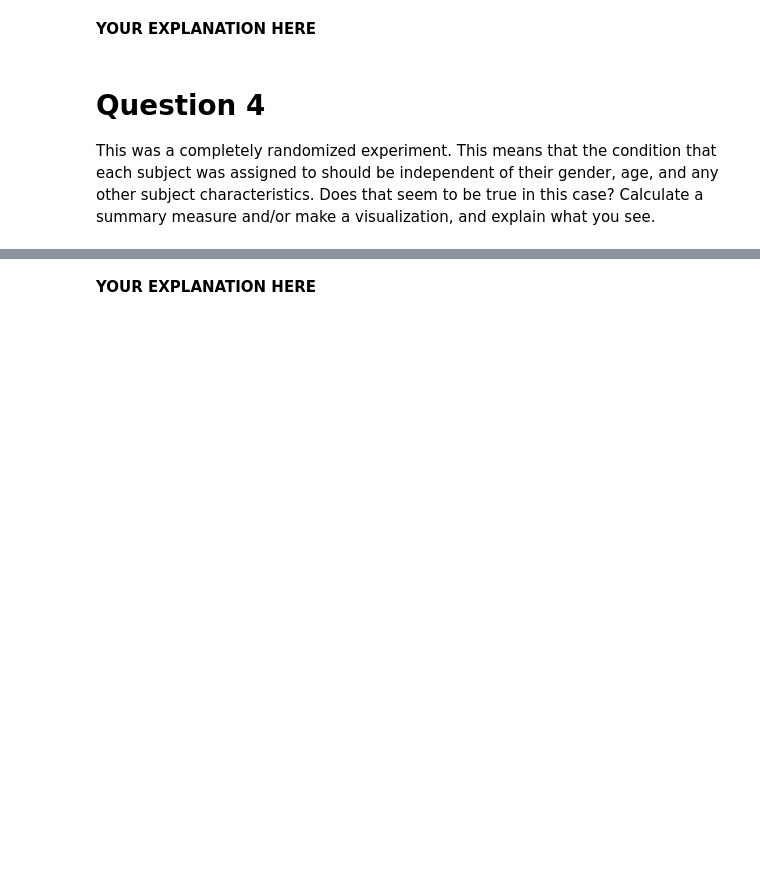
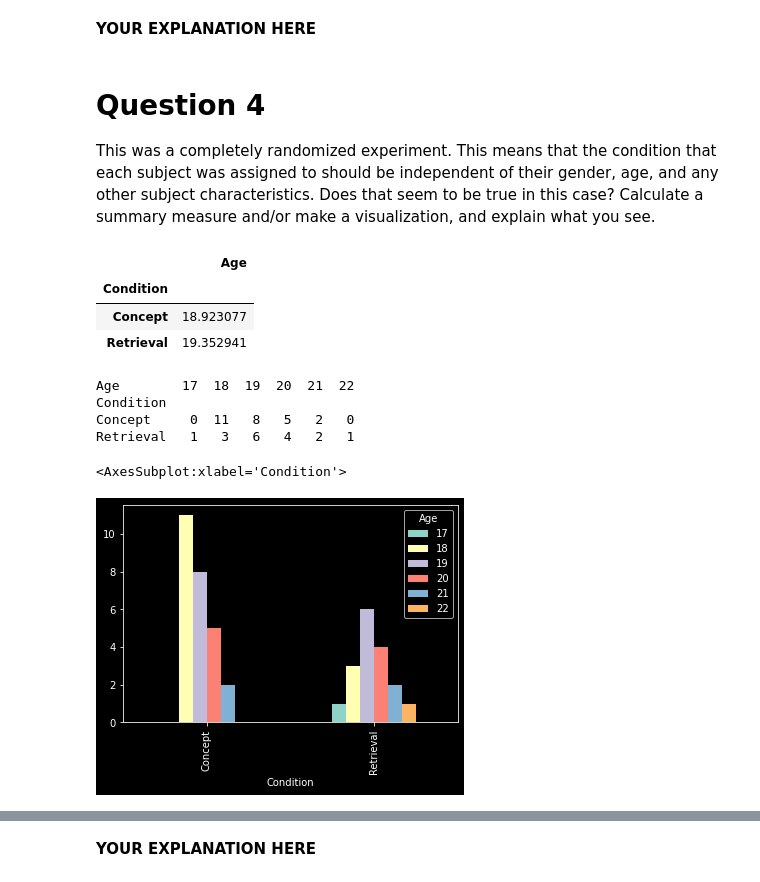
Before and after one commit to sevdeawesome/105, a Jupyter notebook: Lab 4/3C. Retrieval Practice and Learning.ipynb, the cells around one changed output, grey strips where cells are left out. Cells and saved outputs as stored; diff of their text form; code cells hidden in the pictures; blank space fills up the shorter version.

```diff
--- a/Lab 4/3C. Retrieval Practice and Learning.ipynb
+++ b/Lab 4/3C. Retrieval Practice and Learning.ipynb
@@ -111,5 +165,23 @@ How good were subjects at predicting how well they would do on the follow-up lea
 This was a completely randomized experiment. This means that the condition that each subject was assigned to should be independent of their gender, age, and any other subject characteristics. Does that seem to be true in this case? Calculate a summary measure and/or make a visualization, and explain what you see.
 # %%
 # YOUR CODE HERE
-
-# Correlation matrix and scatterplot matrix
+df2 = df[["Age", "Gender", "Condition"]]
+df3 = df2.groupby("Condition")["Age", "Gender"].mean()
+df3
+# Correlation matrix and scatterplot matrix, chi squared between condition and age/gender
+# %% [output]
+|  | Age |
+| Condition |  |
+| Concept | 18.923077 |
+| Retrieval | 19.352941 |
+# %%
+age = pd.crosstab(df["Condition"], df["Age"])
+print(age)
+age.plot.bar()
+# %% [output]
+Age        17  18  19  20  21  22
+Condition
+Concept     0  11   8   5   2   0
+Retrieval   1   3   6   4   2   1
+<AxesSubplot:xlabel='Condition'>
+[figure, added]
```
Also changed, not shown: parts of 6 cells of this notebook.
